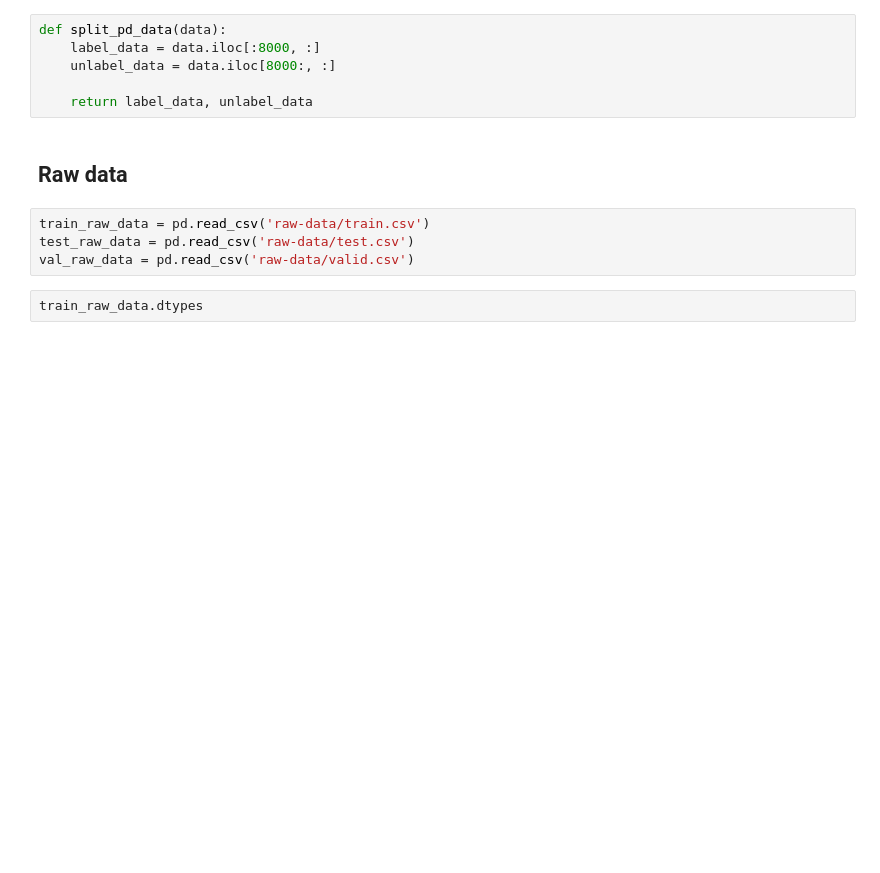
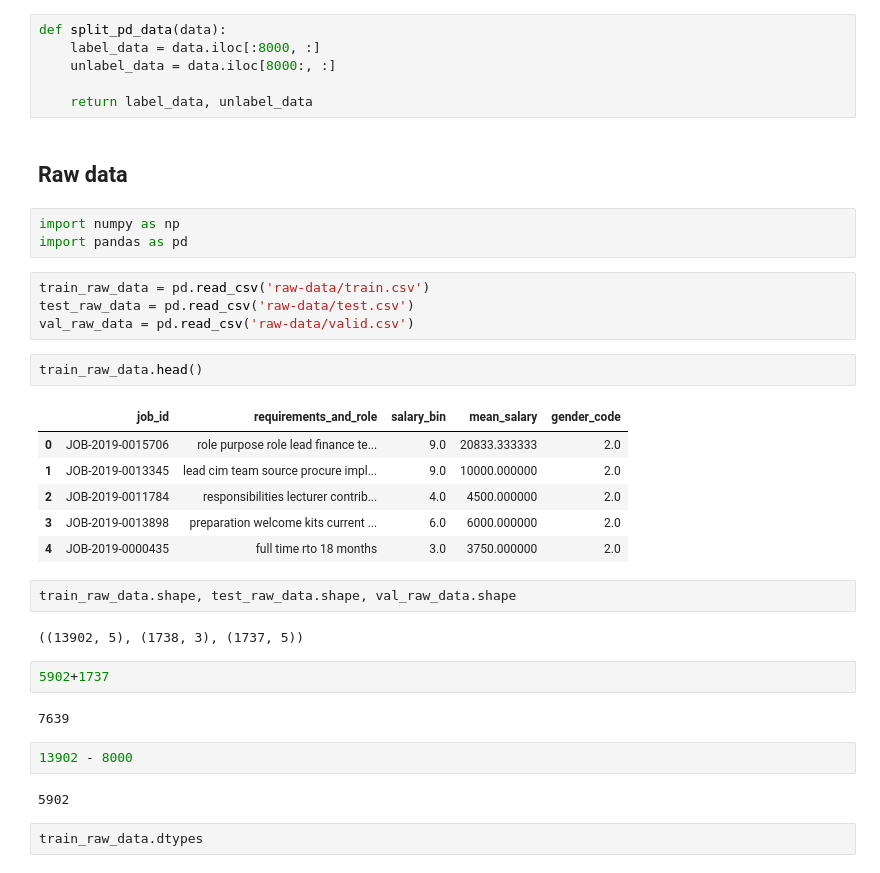
Before and after one commit to XiaoLinZzz/IML-A3, a Jupyter notebook: IML_A3/new_A3.ipynb, the cells around one changed output. Drawn from its saved outputs; the diff is of its cells as text; blank space fills up the shorter version.

```diff
--- a/IML_A3/new_A3.ipynb
+++ b/IML_A3/new_A3.ipynb
@@ -89,10 +91,34 @@ def split_pd_data(data):
     return label_data, unlabel_data
 # %% [markdown]
 ## Raw data
+# %%
+import numpy as np
+import pandas as pd
 # %%
 train_raw_data = pd.read_csv('raw-data/train.csv')
 test_raw_data = pd.read_csv('raw-data/test.csv')
 val_raw_data = pd.read_csv('raw-data/valid.csv')
+# %%
+train_raw_data.head()
+# %% [output]
+|  | job_id | requirements_and_role | salary_bin | mean_salary | gender_code |
+| 0 | JOB-2019-0015706 | role purpose role lead finance te... | 9.0 | 20833.333333 | 2.0 |
+| 1 | JOB-2019-0013345 | lead cim team source procure impl... | 9.0 | 10000.000000 | 2.0 |
+| 2 | JOB-2019-0011784 | responsibilities lecturer contrib... | 4.0 | 4500.000000 | 2.0 |
+| 3 | JOB-2019-0013898 | preparation welcome kits current ... | 6.0 | 6000.000000 | 2.0 |
+| 4 | JOB-2019-0000435 | full time rto 18 months | 3.0 | 3750.000000 | 2.0 |
+# %%
+train_raw_data.shape, test_raw_data.shape, val_raw_data.shape
+# %% [output]
+((13902, 5), (1738, 3), (1737, 5))
+# %%
+5902+1737
+# %% [output]
+7639
+# %%
+13902 - 8000
+# %% [output]
+5902
 # %%
 train_raw_data.dtypes
 # %% [output]
```
Also changed, not shown: parts of 1 cell of this notebook.
